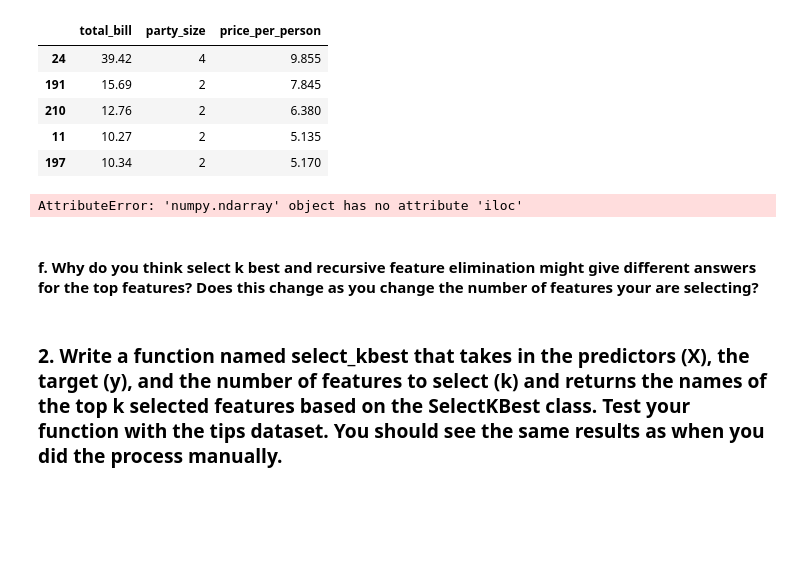
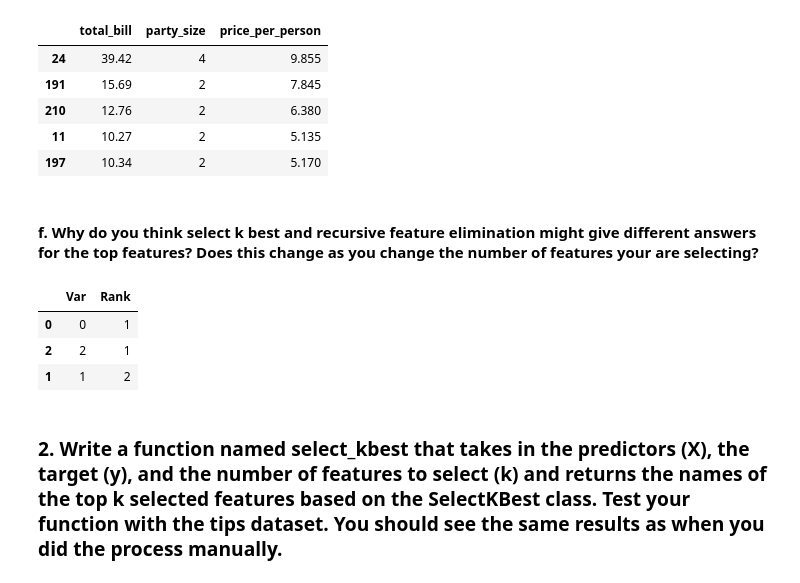
Before and after one commit to jeffakins/regression_exercises, a Jupyter notebook: feature_engineering.ipynb, the cells around one changed output. Cells and saved outputs as stored; diff of their text form; code cells hidden in the pictures; blank space fills up the shorter version.

```diff
--- a/feature_engineering.ipynb
+++ b/feature_engineering.ipynb
@@ -127,16 +130,26 @@ lm = LinearRegression()
 rfe = RFE(lm, 2)
 
 # fit the data using RFE
-rfe.fit(X_train_scaled,y_train)
+rfe.fit(X_train_scaled, y_train)
 
 # get the mask of the columns selected
 feature_mask = rfe.support_
-
-# get list of the column names.
-rfe_feature = X_train_scaled.iloc[:,feature_mask].columns.tolist()
-# %% [output]
-AttributeError: 'numpy.ndarray' object has no attribute 'iloc'
 # %% [markdown]
 #### f. Why do you think select k best and recursive feature elimination might give different answers for the top features? Does this change as you change the number of features your are selecting?
+# %%
+# get the ranks
+var_ranks = rfe.ranking_
+# get the variable names
+X_train_scaled = pd.DataFrame(X_train_scaled)
+var_names = X_train_scaled.columns.tolist()
+# combine ranks and names into a df for clean viewing
+rfe_ranks_df = pd.DataFrame({'Var': var_names, 'Rank': var_ranks})
+# sort the df by rank
+rfe_ranks_df.sort_values('Rank')
+# %% [output]
+|  | Var | Rank |
+| 0 | 0 | 1 |
+| 2 | 2 | 1 |
+| 1 | 1 | 2 |
 # %% [markdown]
 ### 2. Write a function named select_kbest that takes in the predictors (X), the target (y), and the number of features to select (k) and returns the names of the top k selected features based on the SelectKBest class. Test your function with the tips dataset. You should see the same results as when you did the process manually.
```
Also changed, not shown: parts of 9 cells of this notebook, 3 other files.
